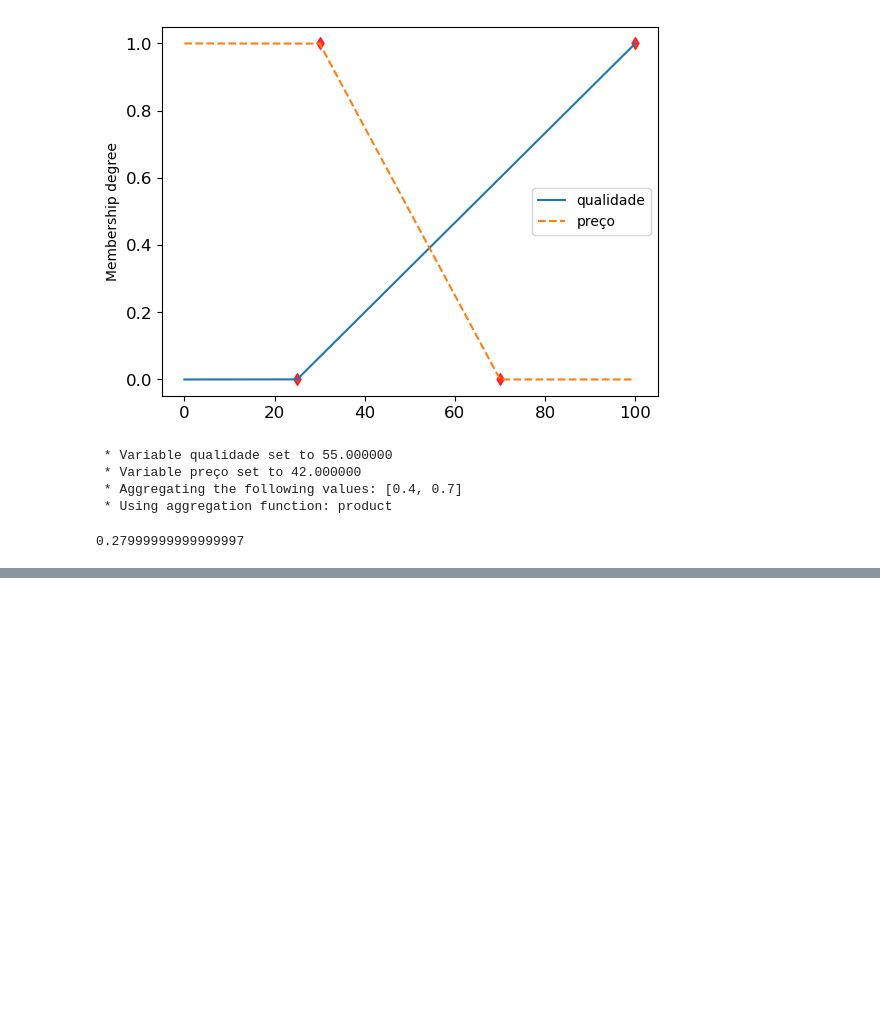
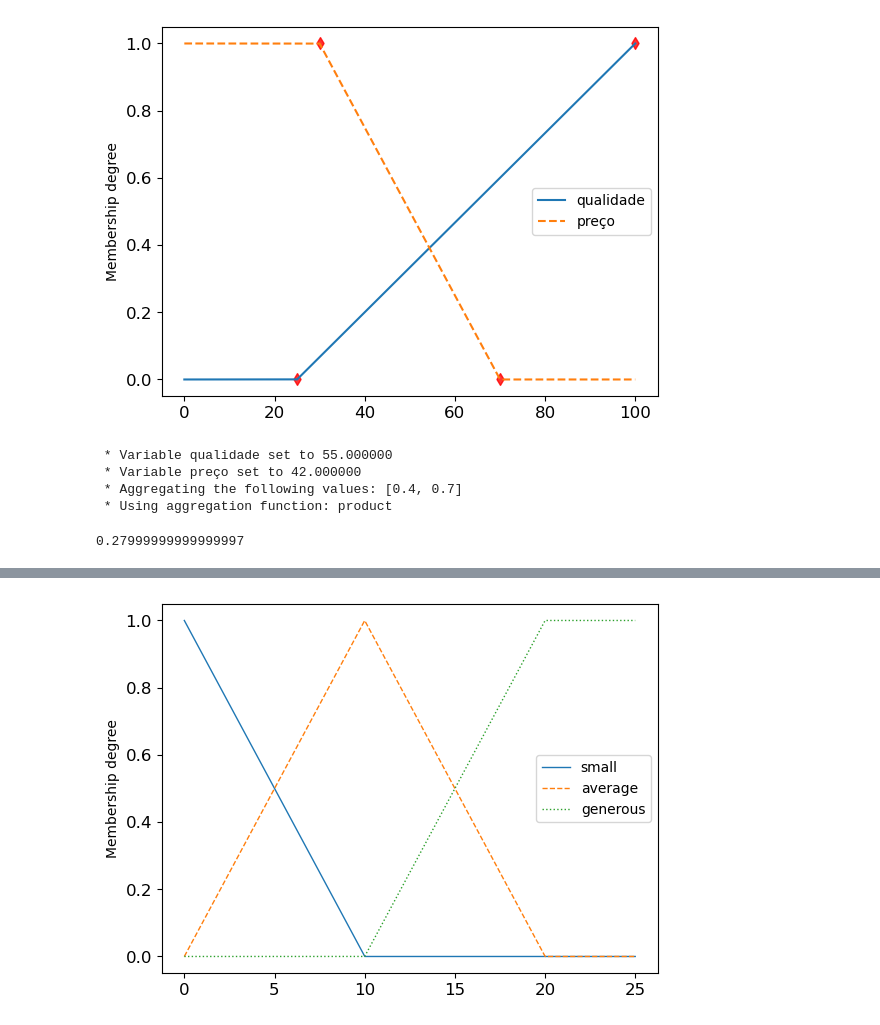
Before and after one commit to CarineMS/UFV, a Jupyter notebook: ELT574/Semana_04/ELT574_U4A.ipynb, the cells around one changed output, grey strips where cells are left out. Drawn from its saved outputs; the diff is of its cells as text; code cells hidden in the pictures; blank space fills up the shorter version.

```diff
--- a/ELT574/Semana_04/ELT574_U4A.ipynb
+++ b/ELT574/Semana_04/ELT574_U4A.ipynb
@@ -120,0 +169,10 @@ resultado
+# %%
+# VALOR DA GORJETA
+Gorjeta1 = FuzzySet(function=Triangular_MF(a=0, b=0, c=10), term='small')
+Gorjeta2 = FuzzySet(function=Triangular_MF(a=0, b=10, c=20), term='average')
+Gorjeta3 = FuzzySet(function=Trapezoidal_MF(a=10, b=20, c=25, d=25), term='generous')
+FS.add_linguistic_variable("Tip", LinguisticVariable([Gorjeta1, Gorjeta2, Gorjeta3], universe_of_discourse=[0, 25]))
+
+sf.LinguisticVariable([Gorjeta1, Gorjeta2, Gorjeta3], universe_of_discourse=[0, 25]).plot()
+# %% [output]
+[figure, added]
```
Also changed, not shown: parts of 15 cells of this notebook.
